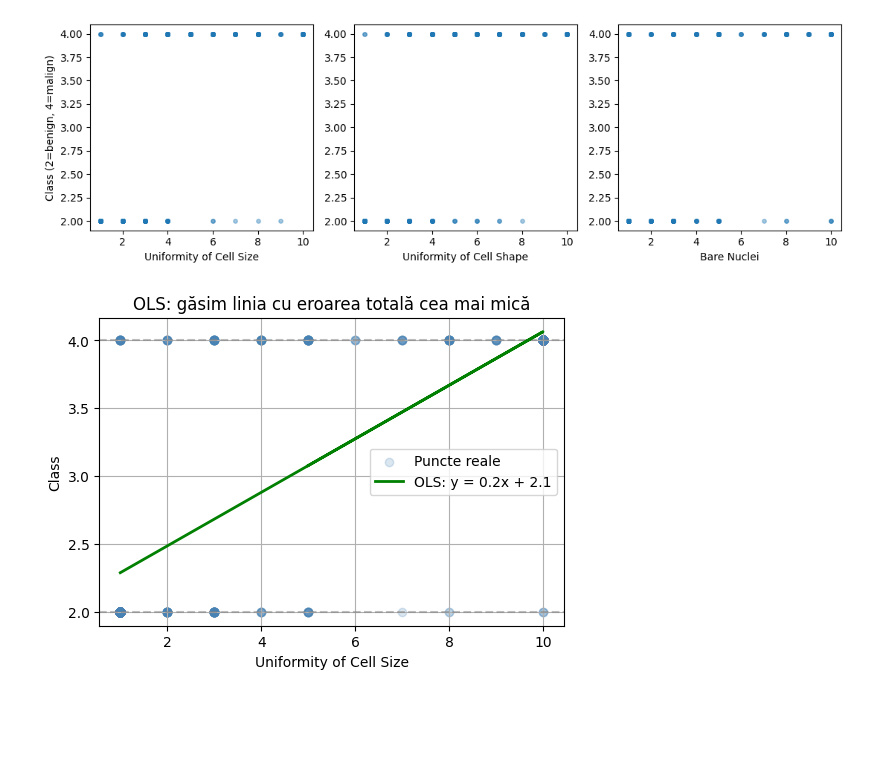
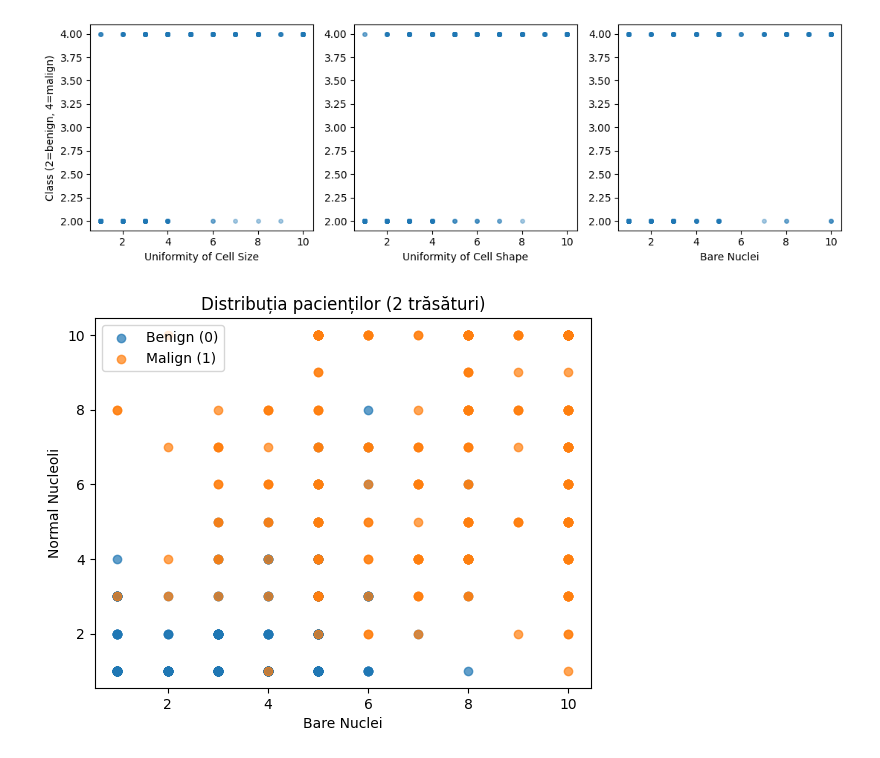
Before and after one commit to bratzaharia/ml-data-science-1, a Jupyter notebook: MiniProiect_Regresie_bratc.ipynb, the cells around one changed output. Drawn from its saved outputs; the diff is of its cells as text; code cells hidden in the pictures; blank space fills up the shorter version.

```diff
--- a/MiniProiect_Regresie_bratc.ipynb
+++ b/MiniProiect_Regresie_bratc.ipynb
@@ -181,9 +170,9 @@ df_raw["Bare Nuclei"].unique()
 
 # curatare Bare Nuclei = e string => number
 df_raw["Bare Nuclei"] = df_raw["Bare Nuclei"].astype(str).str.strip() # delete spaces
-# df_raw["Bare Nuclei"] = df_raw["Bare Nuclei"].replace("?", np.nan)
+df_raw["Bare Nuclei"] = df_raw["Bare Nuclei"].replace("?", np.nan)
 df_raw["Bare Nuclei"] = df_raw["Bare Nuclei"].astype(float)
-# df_raw["Bare Nuclei"].unique()
+df_raw["Bare Nuclei"].unique()
 
 print(df_raw["Bare Nuclei"].unique())
 print(df_raw["Bare Nuclei"].isna().sum())
@@ -325,16 +314,14 @@ plt.show()
 # OLS cu 1 predictor pt exercitiu
 # data x= 1 predictor
 columns = [
-    # "Sample code number", # id-ul probei
-    "Clump Thickness", # grosime grup celule => malign tinde spre gros/ aglomerat; val 1 - subtire 10 gros
-    "Uniformity of Cell Size", # uniformitate dimensiune cell 1 - la fel 10 dimensiuni dif, anormale => malign dim haotice, deci scor mare
-    "Uniformity of Cell Shape", # uniform formei celula 1 = cam la fel 10 forme ff dif, => malign = uratenia/variabilitatea formei
+    "Clump Thickness",
+    "Uniformity of Cell Shape",
     "Marginal Adhesion", # aderenta margine cel, cat de bine stau lipite => malign pierde adeziunea, scor mare == mai suspect
     "Single Epithelial Cell Size", # dim unei sg celule epiteliale => daca sunt mari probabil malign, 1 normal - 10 foarte mare
     "Bare Nuclei", # nuclee goale, fara cito clara in jur, feature important! => 1 - 10 => val mare corelat cu malignitatea
     "Bland Chromatin", # cromatina uniforma, 1 normala - 10 foarte atipica, cromatina arata modul cum e impachetat ADN-ul in nucleu, aspect schimbat la celule maligne
     "Normal Nucleoli", # nocleol normal => 1 cca. niciun nucleol anormal 10 multi si anormali => 10 asociat cu malign
-    # "Mitoses", # mitoze = nr de celule in diviziune 1 putine 10 multe => cel malign se divid des! scor mare!
+    "Mitoses", # mitoze = nr de celule in diviziune 1 putine 10 multe => cel malign se divid des! scor mare!
     "Class" # var target 2 = benign - nodul necanceros 4 malign = va fi in ML 0/1
 ]
 
@@ -364,5 +351,30 @@ y = df["Class"]
 # plt.legend()
 # plt.grid(True)
 # plt.show()
-# %% [output]
-[figure, removed]
+# %%
+# Verificăm că features există
+# for col in ["Normal Nucleoli", "Bare Nuclei"]:
+#     if col not in df.columns:
+#         raise ValueError(f"Coloana necesară '{col}' lipsește din dataset.")
+
+features = ["Clump Thickness", "Uniformity of Cell Shape"]
+# features = ["Normal Nucleoli", "Bare Nuclei"]
+X = df[features].values
+y = (df["Class"] == 4).astype(int).values  # 0/1, recomandat pentru clasificare
+# %%
+# Scatter simplu (doar matplotlib, fără seaborn)
+
+plt.figure()
+mask_m = (y == 1)
+mask_b = (y == 0)
+plt.scatter(X[mask_b, 0], X[mask_b, 1], label="Benign (0)", alpha=0.7)
+plt.scatter(X[mask_m, 0], X[mask_m, 1], label="Malign (1)", alpha=0.7)
+plt.xlabel("Bare Nuclei")
+plt.ylabel("Normal Nucleoli")
+plt.title("Distribuția pacienților (2 trăsături)")
+plt.legend()
+plt.show()
+
+# add jitter (mai jos)
+# %% [output]
+[figure, added]
```
Also changed, not shown: parts of 11 cells of this notebook.
